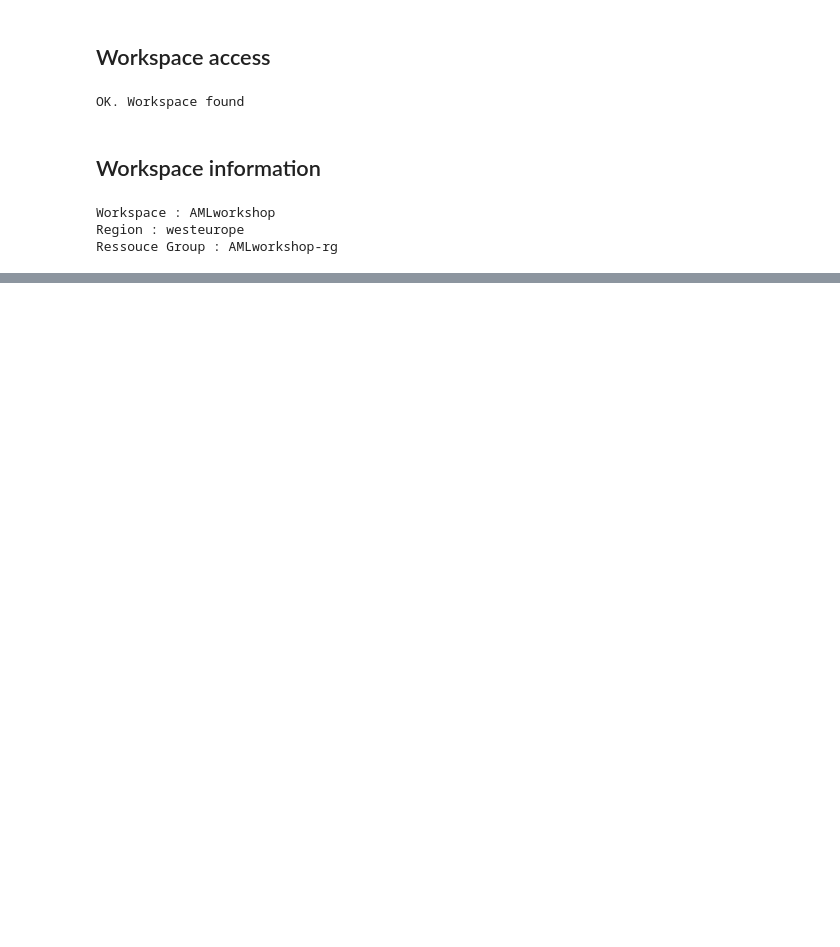
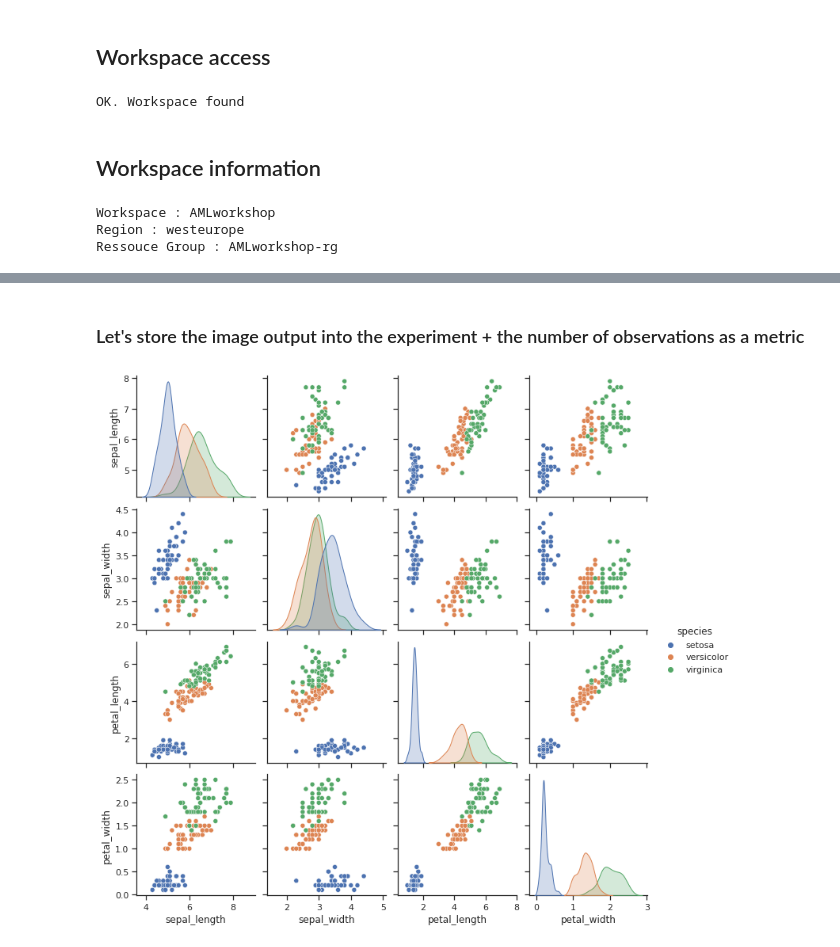
Before and after one commit to retkowsky/AMLlabs, a Jupyter notebook: Lab0 Settings.ipynb, the cells around one changed output, grey strips where cells are left out. Drawn from its saved outputs; the diff is of its cells as text; code cells hidden in the pictures; blank space fills up the shorter version.

```diff
--- a/Lab0 Settings.ipynb
+++ b/Lab0 Settings.ipynb
@@ -106,0 +135,3 @@ Ressouce Group : AMLworkshop-rg
+# %%
+nobs=df.shape[0]
+print("Number of observations =", nobs)
@@ -106,0 +176,9 @@ Ressouce Group : AMLworkshop-rg
+# %% [markdown]
+### Let's store the image output into the experiment + the number of observations as a metric
+# %%
+with experiment.start_logging() as run:
+    fig = sns.pairplot(df, hue="species")
+    run.log_image("mygraph", plot=fig)
+    run.log("Number of observations", nobs)
+# %% [output]
+[figure, added]
```
Also changed, not shown: parts of 19 cells of this notebook.
